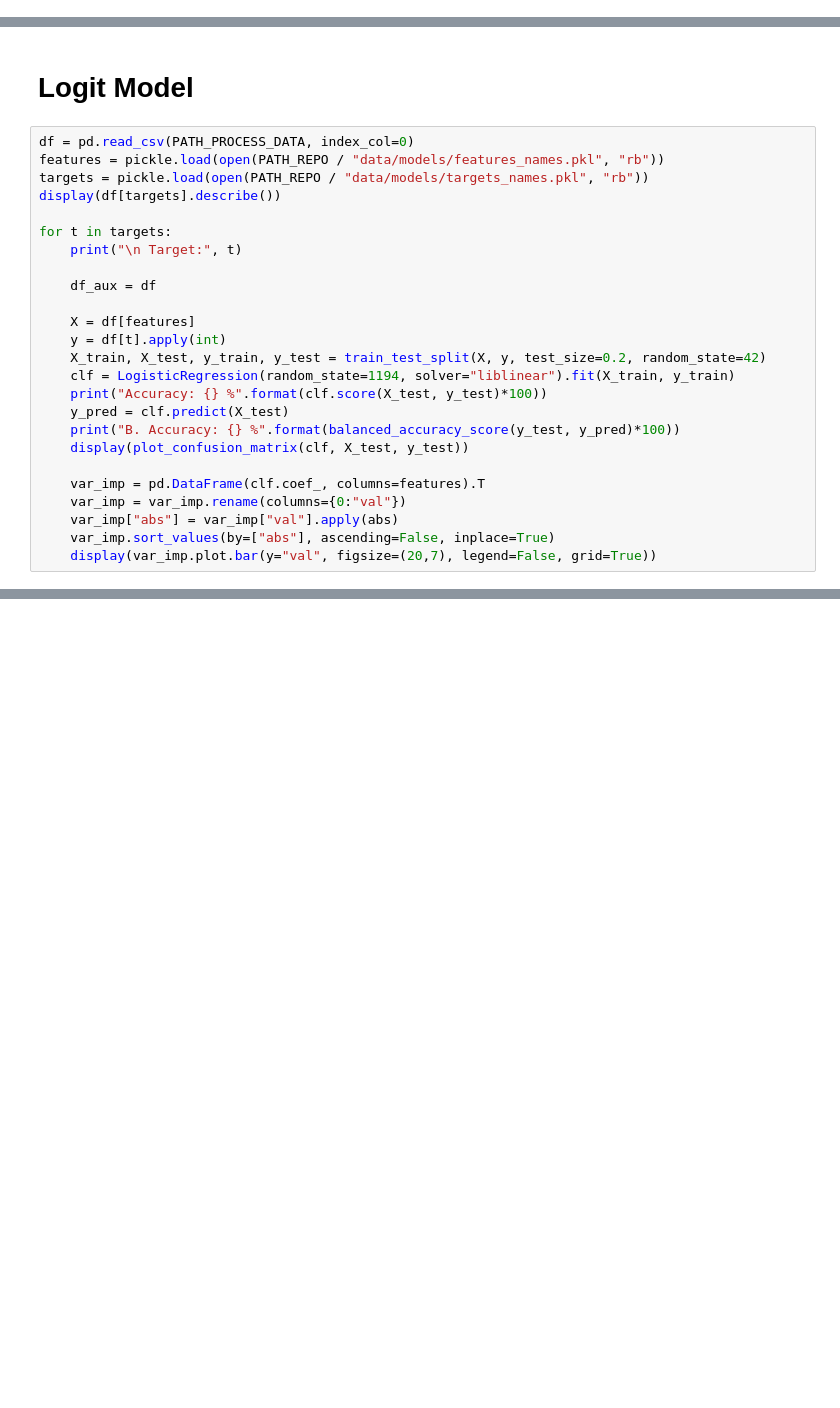
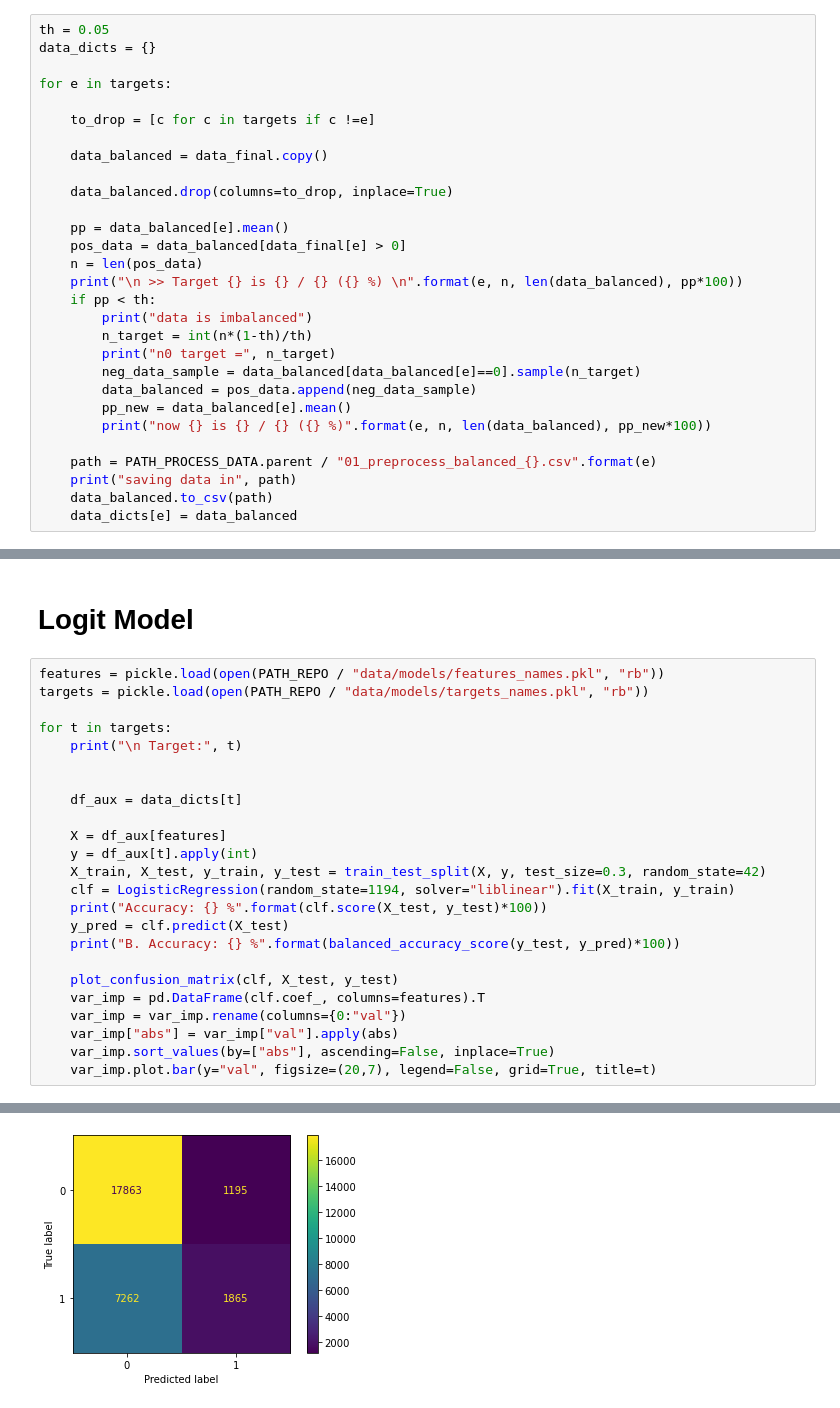
Before and after one commit to Zentra94/optiGWG, a Jupyter notebook: notebooks/01_preprocess.ipynb, the cells around one changed output, grey strips where cells are left out. Drawn from its saved outputs; the diff is of its cells as text; blank space fills up the shorter version.

```diff
--- a/notebooks/01_preprocess.ipynb
+++ b/notebooks/01_preprocess.ipynb
@@ -473,0 +649,29 @@ data_final
+# %%
+th = 0.05
+data_dicts = {}
+
+for e in targets:
+
+    to_drop = [c for c in targets if c !=e]
+
+    data_balanced = data_final.copy()
+
+    data_balanced.drop(columns=to_drop, inplace=True)
+
+    pp = data_balanced[e].mean()
+    pos_data = data_balanced[data_final[e] > 0]
+    n = len(pos_data)
+    print("\n >> Target {} is {} / {} ({} %) \n".format(e, n, len(data_balanced), pp*100))
+    if pp < th:
+        print("data is imbalanced")
+        n_target = int(n*(1-th)/th)
+        print("n0 target =", n_target)
+        neg_data_sample = data_balanced[data_balanced[e]==0].sample(n_target)
+        data_balanced = pos_data.append(neg_data_sample)
+        pp_new = data_balanced[e].mean()
+        print("now {} is {} / {} ({} %)".format(e, n, len(data_balanced), pp_new*100))
+
+    path = PATH_PROCESS_DATA.parent / "01_preprocess_balanced_{}.csv".format(e)
+    print("saving data in", path)
+    data_balanced.to_csv(path)
+    data_dicts[e] = data_balanced
@@ -474,28 +696,27 @@ data_final
 # %% [markdown]
 # Logit Model
 # %%
-df = pd.read_csv(PATH_PROCESS_DATA, index_col=0)
 features = pickle.load(open(PATH_REPO / "data/models/features_names.pkl", "rb"))
 targets = pickle.load(open(PATH_REPO / "data/models/targets_names.pkl", "rb"))
-display(df[targets].describe())
 
 for t in targets:
     print("\n Target:", t)
 
-    df_aux = df
 
-    X = df[features]
-    y = df[t].apply(int)
-    X_train, X_test, y_train, y_test = train_test_split(X, y, test_size=0.2, random_state=42)
+    df_aux = data_dicts[t]
+
+    X = df_aux[features]
+    y = df_aux[t].apply(int)
+    X_train, X_test, y_train, y_test = train_test_split(X, y, test_size=0.3, random_state=42)
     clf = LogisticRegression(random_state=1194, solver="liblinear").fit(X_train, y_train)
     print("Accuracy: {} %".format(clf.score(X_test, y_test)*100))
     y_pred = clf.predict(X_test)
     print("B. Accuracy: {} %".format(balanced_accuracy_score(y_test, y_pred)*100))
-    display(plot_confusion_matrix(clf, X_test, y_test))
 
+    plot_confusion_matrix(clf, X_test, y_test)
     var_imp = pd.DataFrame(clf.coef_, columns=features).T
     var_imp = var_imp.rename(columns={0:"val"})
     var_imp["abs"] = var_imp["val"].apply(abs)
     var_imp.sort_values(by=["abs"], ascending=False, inplace=True)
-    display(var_imp.plot.bar(y="val", figsize=(20,7), legend=False, grid=True))
+    var_imp.plot.bar(y="val", figsize=(20,7), legend=False, grid=True, title=t)
 # %% [output]
@@ -530,0 +738 @@ Accuracy: 49.994850404243266 %
+[figure, added]
```
Also changed, not shown: parts of 14 cells of this notebook, 44 other files.
